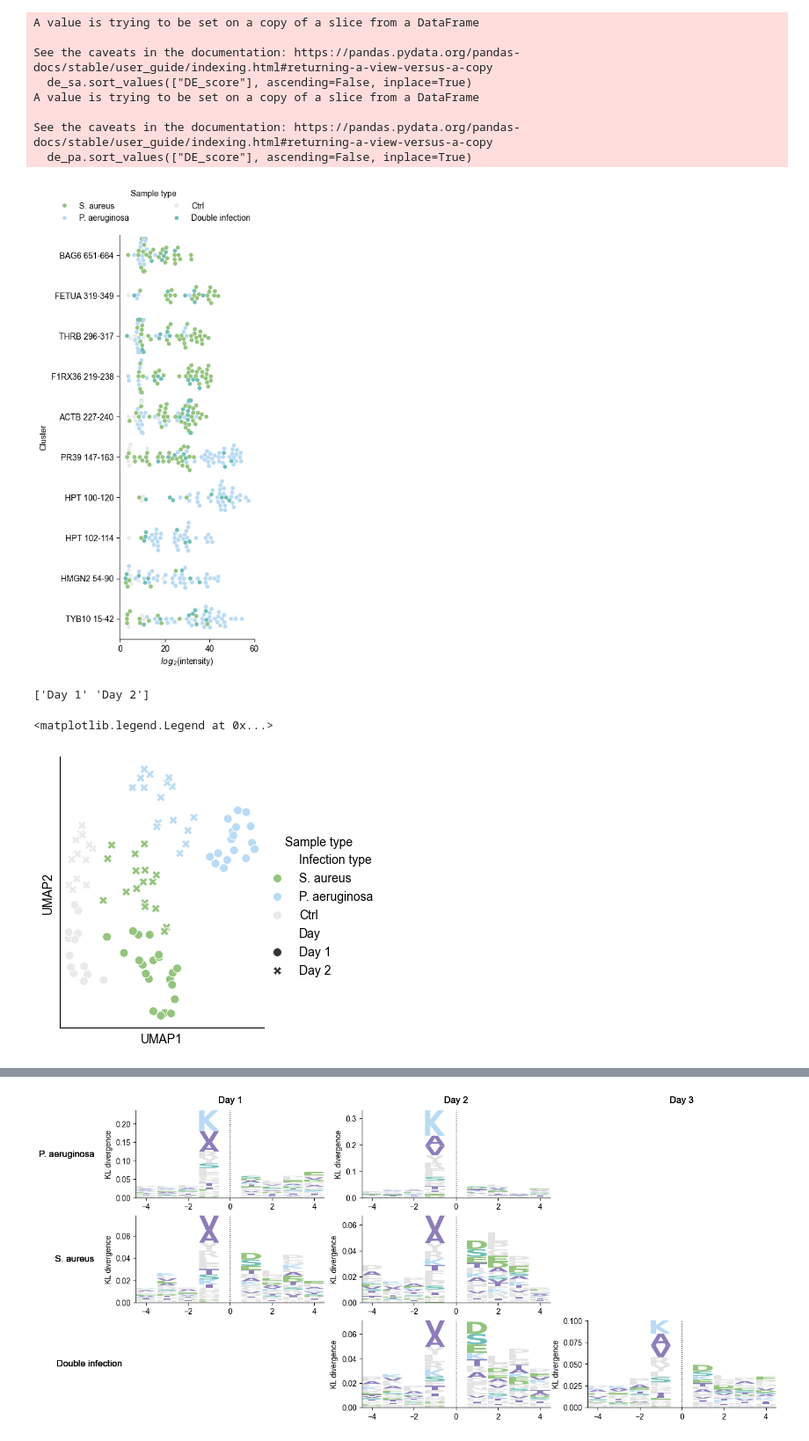
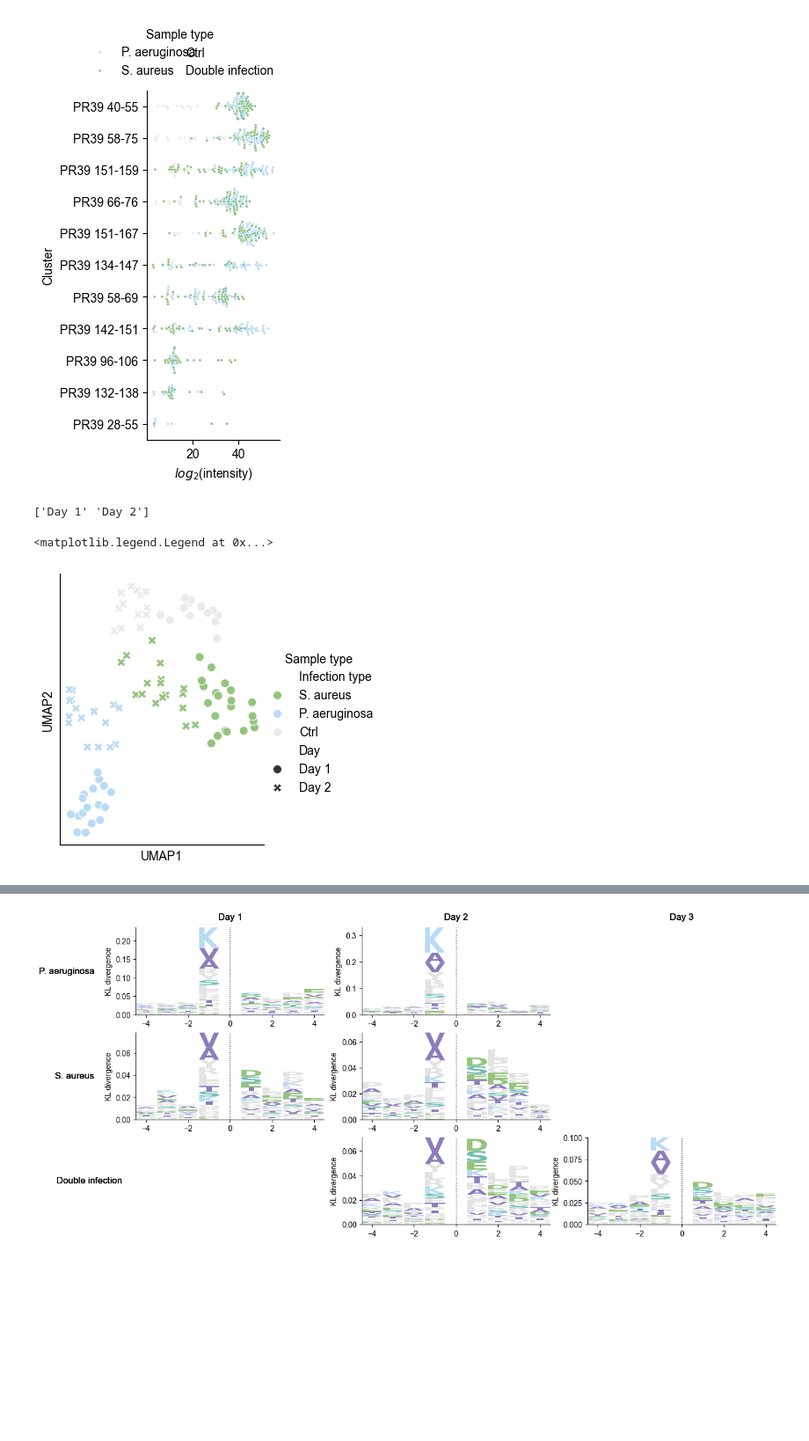
Before and after one commit to ErikHartman/pepnets, a Jupyter notebook: notebooks/analysis.ipynb, the cells around one changed output, grey strips where cells are left out. Shown at 88% size. Cells and saved outputs as stored; diff of their text form; code cells hidden in the pictures; blank space fills up the shorter version.

```diff
--- a/notebooks/analysis.ipynb
+++ b/notebooks/analysis.ipynb
@@ -22,7 +44,7 @@ from matplotlib.lines import Line2D
 
 from palette import group_palette, day_palette
 
-topn = pd.read_csv("../data/topn.csv")
+topn = fm.get_topn()
 design = design.sort_values(["group", "day"])
 design = design[design["group"] != "Accidental double infection"]
 samples = design["sample"]
@@ -32,7 +54,7 @@ group = pd.Series(design["group"])
 day = pd.Series(design["day"])
 group_colors = group.map(group_palette)
 day_colors = day.map(day_palette)
-group_palette.pop("Accidental double infection")
+#group_palette.pop("Accidental double infection")
 
 
 g = sns.clustermap(
@@ -227,7 +249,7 @@ Text(0, 0.5, 'Day 3')
 import numpy as np
 from scipy.stats import f_oneway
 
-topn = pd.read_csv("../data/topn.csv")
+topn = fm.get_topn()
 
 
 def create_de(topn, design, groups, days):
@@ -411,19 +512,8 @@ de["Protein"] = de["cluster"].apply(lambda x: x.split("_")[0])
 # %%
-de_sa = de[de["S. aureus_P. aeruginosa_fold"] > 0]
-de_sa.sort_values(["DE_score"], ascending=False, inplace=True)
-de_sa = de_sa[0:5]["cluster"].values.tolist()
-
-de_pa = de[de["S. aureus_P. aeruginosa_fold"] < 0]
-de_pa.sort_values(["DE_score"], ascending=False, inplace=True)
-de_pa = de_pa[0:5]["cluster"].values.tolist()
-
-all_clusters = clusters_df
-design = pd.read_csv("../data/design.csv")
-
-top_clusters = de_pa + de_sa
+topn = fm.get_topn()
+top_clusters = topn[topn.index.isin(de[de["Protein"] == "PR39"]["cluster"])].copy().T
 
 
-top_clusters = topn[topn["Cluster"].isin(top_clusters)].set_index("Cluster").copy().T
 
 design = design[
     design["group"].isin(["S. aureus", "Ctrl", "P. aeruginosa", "Double infection"])
@@ -443,51 +533,36 @@ plot_df["Cluster"] = (
     + plot_df["Start"].astype(str)
     + "-"
     + plot_df["End"].astype(str)
 )
 plot_df.rename(columns={0: r"$log_2$(intensity)"}, inplace=True)
 plot_df.replace(0, np.nan, inplace=True)
 
 
-fig, ax = plt.subplots(1, 1, figsize=(4, 8))
-
-# dummy plots, just to get the Path objects
-a = ax.scatter([1, 2], [3, 4], marker="s")
-b = ax.scatter([1, 2], [3, 4], marker="^")
-(square_mk,) = a.get_paths()
-(triangle_up_mk,) = b.get_paths()
-a.remove()
-b.remove()
+fig, ax = plt.subplots(1, 1, figsize=(3, 5))
 
 
 sns.swarmplot(
     data=plot_df,
     y="Cluster",
     x="$log_2$(intensity)",
     hue="group",
     palette=group_palette,
+    s=2
 )
 
 
 plt.legend(
     bbox_to_anchor=(-0.5, 1.02, 1.5, 0.05),
     ncols=2,
     mode="expand",
     borderaxespad=0.1,
     title="Sample type",
     frameon=False,
 )
 sns.despine()
 plt.tight_layout()
 # %% [output]
-A value is trying to be set on a copy of a slice from a DataFrame
-
-See the caveats in the documentation: https://pandas.pydata.org/pandas-docs/stable/user_guide/indexing.html#returning-a-view-versus-a-copy
-  de_sa.sort_values(["DE_score"], ascending=False, inplace=True)
-A value is trying to be set on a copy of a slice from a DataFrame
-
-See the caveats in the documentation: https://pandas.pydata.org/pandas-docs/stable/user_guide/indexing.html#returning-a-view-versus-a-copy
-  de_pa.sort_values(["DE_score"], ascending=False, inplace=True)
-[figure, old version]
+[figure, new version]
 # %%
 from sklearn.preprocessing import StandardScaler
 import pandas as pd
@@ -497,8 +572,9 @@ from sklearn.preprocessing import LabelEncoder, StandardScaler
 import matplotlib.pyplot as plt
 import seaborn as sns
 from palette import group_palette
+from umap import UMAP
 
-topn = pd.read_csv("../data/topn.csv")
+topn = fm.get_topn()
 design = pd.read_csv("../data/design.csv")
 
 
@@ -507,15 +583,8 @@ groups = ["Ctrl", "S. aureus", "P. aeruginosa"]
 design = design[design["group"].isin(groups)].reset_index()
 
 samples = design["sample"]
-feature_matrix = topn.set_index("Cluster").T.loc[samples]
+feature_matrix = topn.T.loc[samples]
 
-from sklearn.decomposition import PCA
-from umap import UMAP
-from sklearn.feature_selection import SelectKBest, f_classif, mutual_info_classif
-from sklearn.preprocessing import LabelEncoder, StandardScaler
-import matplotlib.pyplot as plt
-import seaborn as sns
-from palette import group_palette, day_palette
 
 X = feature_matrix.values
 scaler = StandardScaler()
@@ -557,7 +626,7 @@ plt.legend(
 # %% [output]
 ['Day 1' 'Day 2']
 <matplotlib.legend.Legend at 0x...>
-[figure, old version]
+[figure, new version]
 # %%
 from sklearn.model_selection import StratifiedShuffleSplit
 from sklearn.metrics import accuracy_score
```
Also changed, not shown: parts of 13 cells of this notebook, 3 other files.
